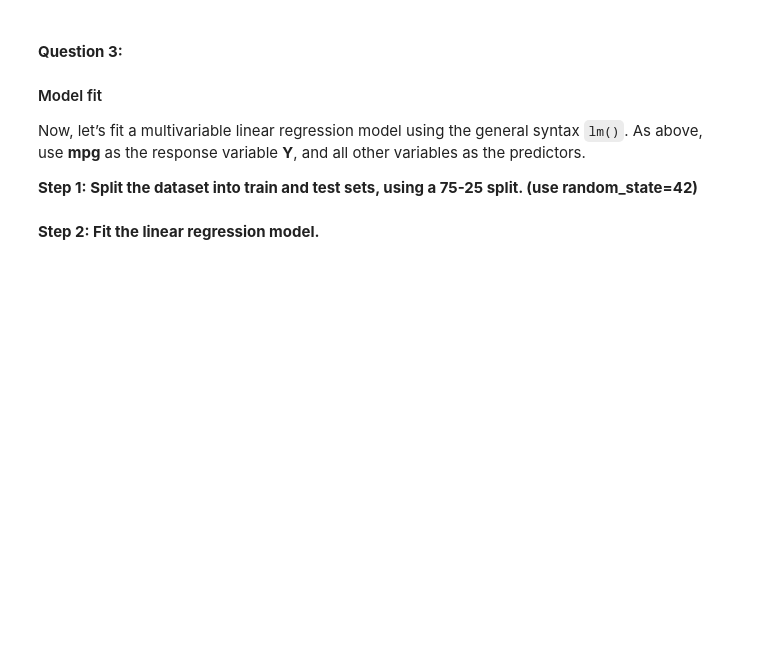
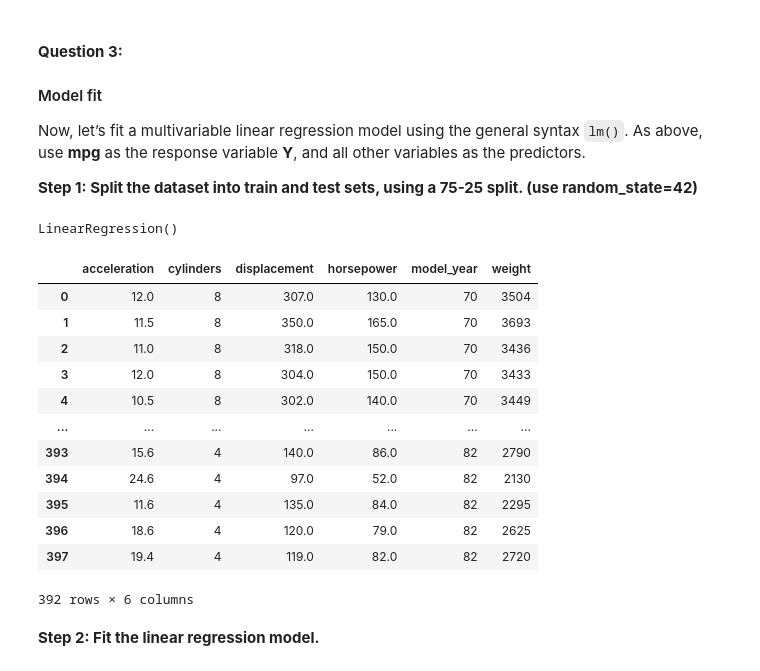
Before and after one commit to daffsri/LCR, a Jupyter notebook: 02_activities/assignments/assignment_2.ipynb, the cells around one changed output. Drawn from its saved outputs; the diff is of its cells as text; code cells hidden in the pictures; blank space fills up the shorter version.

```diff
--- a/02_activities/assignments/assignment_2.ipynb
+++ b/02_activities/assignments/assignment_2.ipynb
@@ -159,3 +168,28 @@ Now, let’s fit a multivariable linear regression model using the general synta
+# %%
+# fit the linear regression model
+lm = LinearRegression()
+lm.fit(
+   mpg_train[list(feature_names)],  # multivariable predictors
+   mpg_train["mpg"]  # target faiable: mpg
+)
+# %% [output]
+LinearRegression()
+# %%
+mpg_data[feature_names]
+# %% [output]
+|  | acceleration | cylinders | displacement | horsepower | model_year | weight |
+| 0 | 12.0 | 8 | 307.0 | 130.0 | 70 | 3504 |
+| 1 | 11.5 | 8 | 350.0 | 165.0 | 70 | 3693 |
+| 2 | 11.0 | 8 | 318.0 | 150.0 | 70 | 3436 |
+| 3 | 12.0 | 8 | 304.0 | 150.0 | 70 | 3433 |
+| 4 | 10.5 | 8 | 302.0 | 140.0 | 70 | 3449 |
+| ... | ... | ... | ... | ... | ... | ... |
+| 393 | 15.6 | 4 | 140.0 | 86.0 | 82 | 2790 |
+| 394 | 24.6 | 4 | 97.0 | 52.0 | 82 | 2130 |
+| 395 | 11.6 | 4 | 135.0 | 84.0 | 82 | 2295 |
+| 396 | 18.6 | 4 | 120.0 | 79.0 | 82 | 2625 |
+| 397 | 19.4 | 4 | 119.0 | 82.0 | 82 | 2720 |
+392 rows × 6 columns
 # %% [markdown]
 **Step 2: Fit the linear regression model.**
 # %%
```
Also changed, not shown: parts of 5 cells of this notebook.
